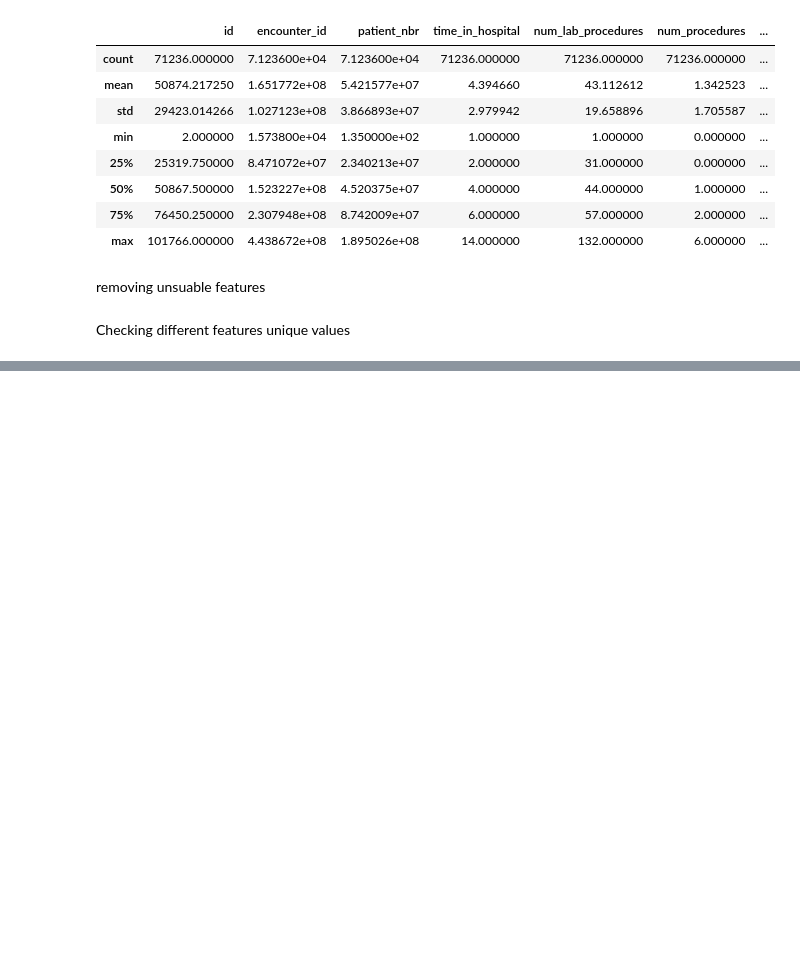
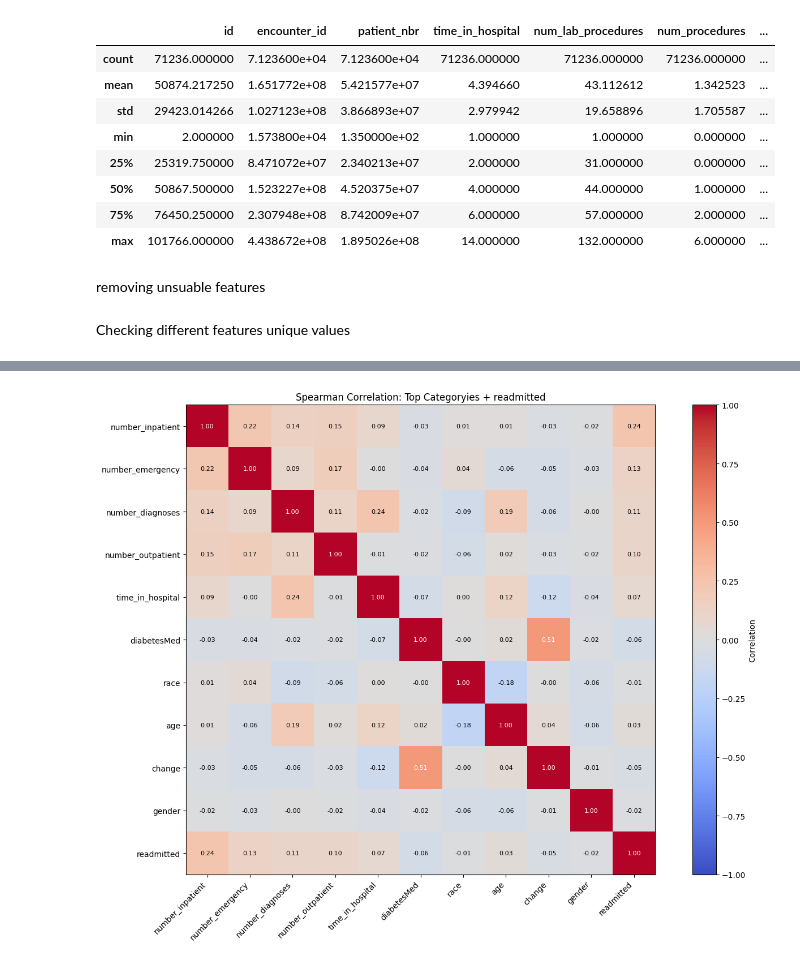
Before and after one commit to aron-lif-8157/Intro-ML-project, a Jupyter notebook: project.ipynb, the cells around one changed output, grey strips where cells are left out. Drawn from its saved outputs; the diff is of its cells as text; code cells hidden in the pictures; blank space fills up the shorter version.

Commit message:
Graphing and stuff

```diff
--- a/project.ipynb
+++ b/project.ipynb
@@ -120,0 +327,92 @@ Name: count, dtype: int64
+# %%
+# Correlation heatmap for the top recommended category-like features
+import matplotlib.pyplot as plt
+from pandas.api.types import is_object_dtype, is_string_dtype
+from pandas import CategoricalDtype
+
+target = 'readmitted'
+
+# Ensure _id columns are not used in this stage
+raw_df = raw_df[[c for c in raw_df.columns if not c.endswith('_id')]]
+
+# Use the filtered recommendation table from the previous cell
+# and explicitly include age, gender, race
+top_features = rec['feature'].head(10).tolist()
+top_features = [f for f in top_features if f != 'insulin']
+if 'change' in raw_df.columns and 'change' not in top_features:
+    top_features.append('change')
+top_features = top_features[:10]
+
+manual_features = ['age', 'gender', 'race']
+selected_features = top_features + manual_features
+selected_features = list(dict.fromkeys([f for f in selected_features if f in raw_df.columns and f != target and f != 'payer_code']))
+
+plot_cols = selected_features + [target]
+
+corr_df = raw_df[plot_cols].copy()
+
+# Explicit mappings requested
+# age: [0-10)=0, [10-20)=1, ...
+age_lower = corr_df['age'].astype(str).str.extract(r'\[(\d+)-', expand=False)
+corr_df['age'] = pd.to_numeric(age_lower, errors='coerce') // 10
+
+# gender: Female=0, Male=1
+gender_map = {'Female': 0, 'Male': 1}
+corr_df['gender'] = corr_df['gender'].map(gender_map)
+
+# race: White/Caucasian=0, Black/AfricanAmerican=1, Hispanic=2, Asian=3, Other=4
+race_map = {
+    'Caucasian': 0,
+    'AfricanAmerican': 1,
+    'Hispanic': 2,
+    'Asian': 3,
+    'Other': 4,
+}
+corr_df['race'] = corr_df['race'].map(race_map)
+
+# Encode remaining categories to numeric codes for correlation
+for col in corr_df.columns:
+    if col in ['age', 'gender', 'race']:
+        corr_df[col] = pd.to_numeric(corr_df[col], errors='coerce')
+        corr_df[col] = corr_df[col].fillna(corr_df[col].median())
+        continue
+
+    if is_object_dtype(corr_df[col]) or is_string_dtype(corr_df[col]) or isinstance(corr_df[col].dtype, CategoricalDtype):
+        corr_df[col] = pd.factorize(corr_df[col].fillna('__MISSING__').astype(str))[0]
+    else:
+        corr_df[col] = pd.to_numeric(corr_df[col], errors='coerce')
+        if corr_df[col].isna().all():
+            corr_df[col] = pd.factorize(raw_df[col].fillna('__MISSING__').astype(str))[0]
+        else:
+            corr_df[col] = corr_df[col].fillna(corr_df[col].median())
+
+corr_matrix = corr_df.corr(method='spearman')
+
+fig, ax = plt.subplots(figsize=(14, 10))
+im = ax.imshow(corr_matrix, cmap='coolwarm', vmin=-1, vmax=1)
+
+# Add numeric labels to each heatmap square
+for i in range(len(corr_matrix.index)):
+    for j in range(len(corr_matrix.columns)):
+        value = corr_matrix.iloc[i, j]
+        text_color = 'white' if abs(value) >= 0.5 else 'black'
+        ax.text(j, i, f'{value:.2f}', ha='center', va='center', color=text_color, fontsize=8)
+
+ax.set_xticks(range(len(corr_matrix.columns)))
+ax.set_yticks(range(len(corr_matrix.index)))
+ax.set_xticklabels(corr_matrix.columns, rotation=45, ha='right')
+ax.set_yticklabels(corr_matrix.index)
+ax.set_title('Spearman Correlation: Top Categoryies + readmitted')
+
+cbar = plt.colorbar(im, ax=ax)
+cbar.set_label('Correlation')
+
+plt.tight_layout()
+plt.show()
+
+print('Features in graph:', plot_cols)
+print('Encoding used: age [0-10)=0, [10-20)=1, ...; gender Female=0, Male=1; race Caucasian=0, AfricanAmerican=1, Hispanic=2, Asian=3, Other=4')
+print('Correlation with readmitted:')
+print(corr_matrix['readmitted'].sort_values(ascending=False).to_string())
+# %% [output]
+[figure, added]
```
Also changed, not shown: parts of 8 cells of this notebook.
